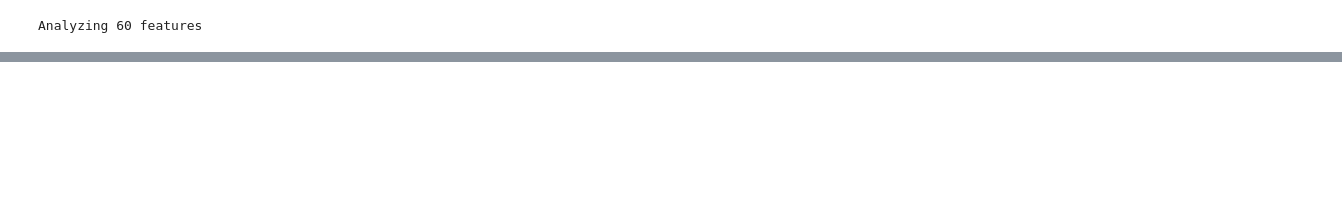
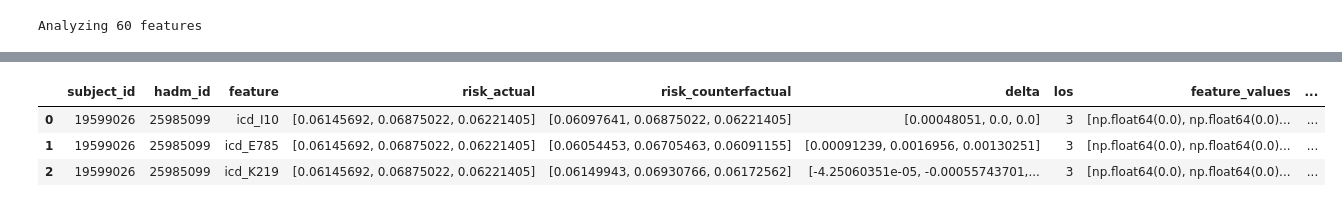
Before and after one commit to arinapetukhova/trusted_llm_risk_profiling, a Jupyter notebook: deltas.ipynb, the cells around one changed output, grey strips where cells are left out. Drawn from its saved outputs; the diff is of its cells as text; code cells hidden in the pictures; blank space fills up the shorter version.

```diff
--- a/deltas.ipynb
+++ b/deltas.ipynb
@@ -266,0 +305,53 @@ results_df.to_csv('total_deltas.csv', index=False)
+# %%
+import ast
+import numpy as np
+from collections import Counter
+
+def parse_delta_string(x):
+    if isinstance(x, str):
+        cleaned = x.strip('[]')
+        values = cleaned.split()
+        return [float(val) for val in values if val]
+    return x
+
+columns_to_explode = ['delta']
+for col in columns_to_explode:
+    results_df[col] = results_df[col].apply(parse_delta_string)
+
+def mean_abs(x):
+    if isinstance(x, str):
+        x = np.array(ast.literal_eval(x))
+    else:
+        x = np.array(x)
+    return np.mean(np.abs(x))
+
+def mean(x):
+    if isinstance(x, str):
+        x = np.array(ast.literal_eval(x))
+    else:
+        x = np.array(x)
+    return np.mean(x)
+
+def direction_mode(x):
+    if isinstance(x, str):
+        x = ast.literal_eval(x)
+    return Counter(x).most_common(1)[0][0]
+
+def direction_consistency(x):
+    if isinstance(x, str):
+        x = ast.literal_eval(x)
+    c = Counter(x)
+    return c.most_common(1)[0][1] / len(x)
+
+results_df["delta_mean_abs"] = results_df["delta"].apply(mean_abs)
+results_df["delta_mean"] = results_df["delta"].apply(mean)
+results_df["risk_actual_mean"] = results_df["risk_actual"].apply(mean)
+results_df["risk_counterfactual_mean"] = results_df["risk_counterfactual"].apply(mean)
+results_df["direction_mode"] = results_df["directions"].apply(direction_mode)
+results_df["direction_consistency"] = (results_df["directions"].apply(direction_consistency))
+results_df.head(3)
+# %% [output]
+|  | subject_id | hadm_id | feature | risk_actual | risk_counterfactual | delta | los | feature_values | ... |
+| 0 | 19599026 | 25985099 | icd_I10 | [0.06145692, 0.06875022, 0.06221405] | [0.06097641, 0.06875022, 0.06221405] | [0.00048051, 0.0, 0.0] | 3 | [np.float64(0.0), np.float64(0.0)... | ... |
+| 1 | 19599026 | 25985099 | icd_E785 | [0.06145692, 0.06875022, 0.06221405] | [0.06054453, 0.06705463, 0.06091155] | [0.00091239, 0.0016956, 0.00130251] | 3 | [np.float64(0.0), np.float64(0.0)... | ... |
+| 2 | 19599026 | 25985099 | icd_K219 | [0.06145692, 0.06875022, 0.06221405] | [0.06149943, 0.06930766, 0.06172562] | [-4.25060351e-05, -0.00055743701,... | 3 | [np.float64(0.0), np.float64(0.0)... | ... |
```
Also changed, not shown: parts of 11 cells of this notebook.
